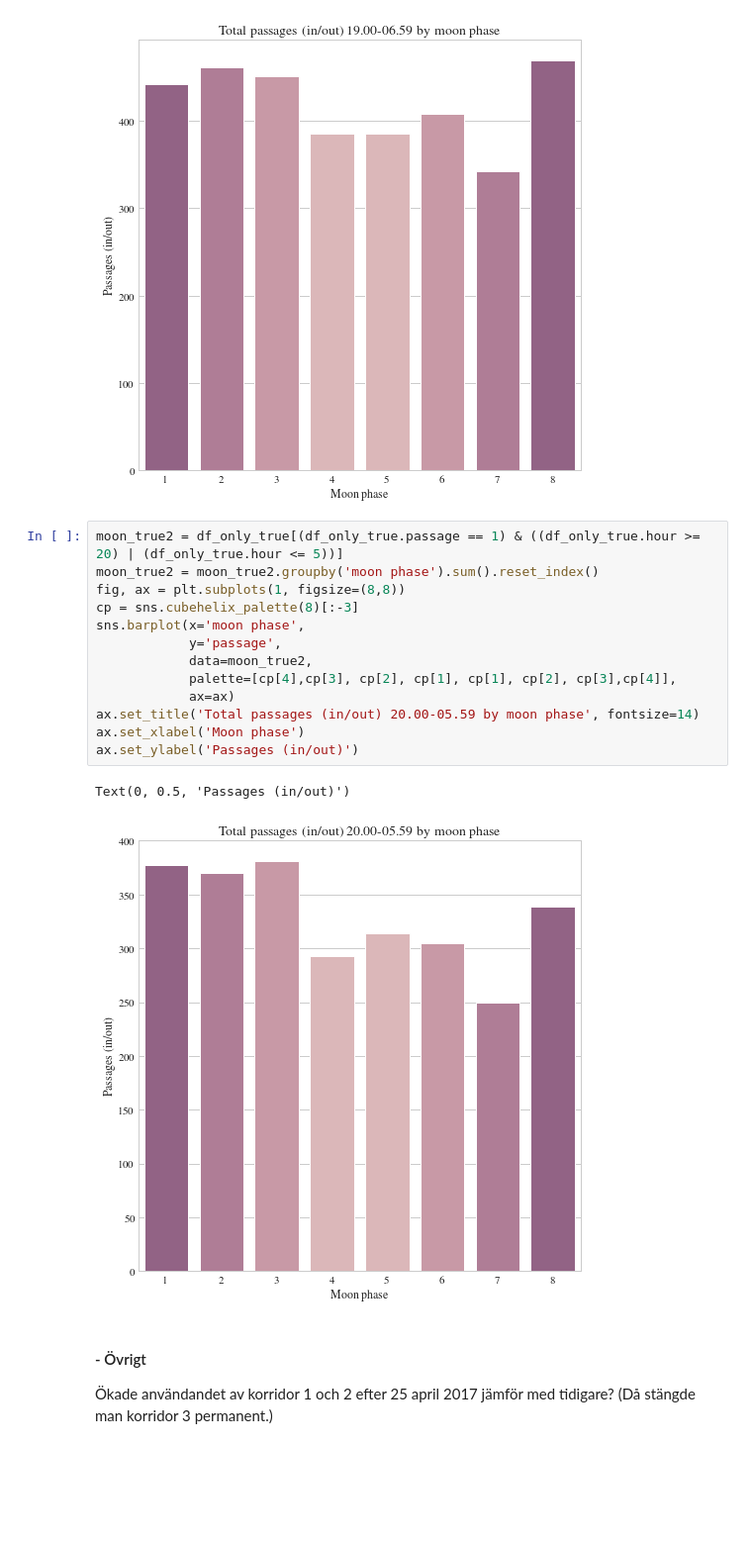
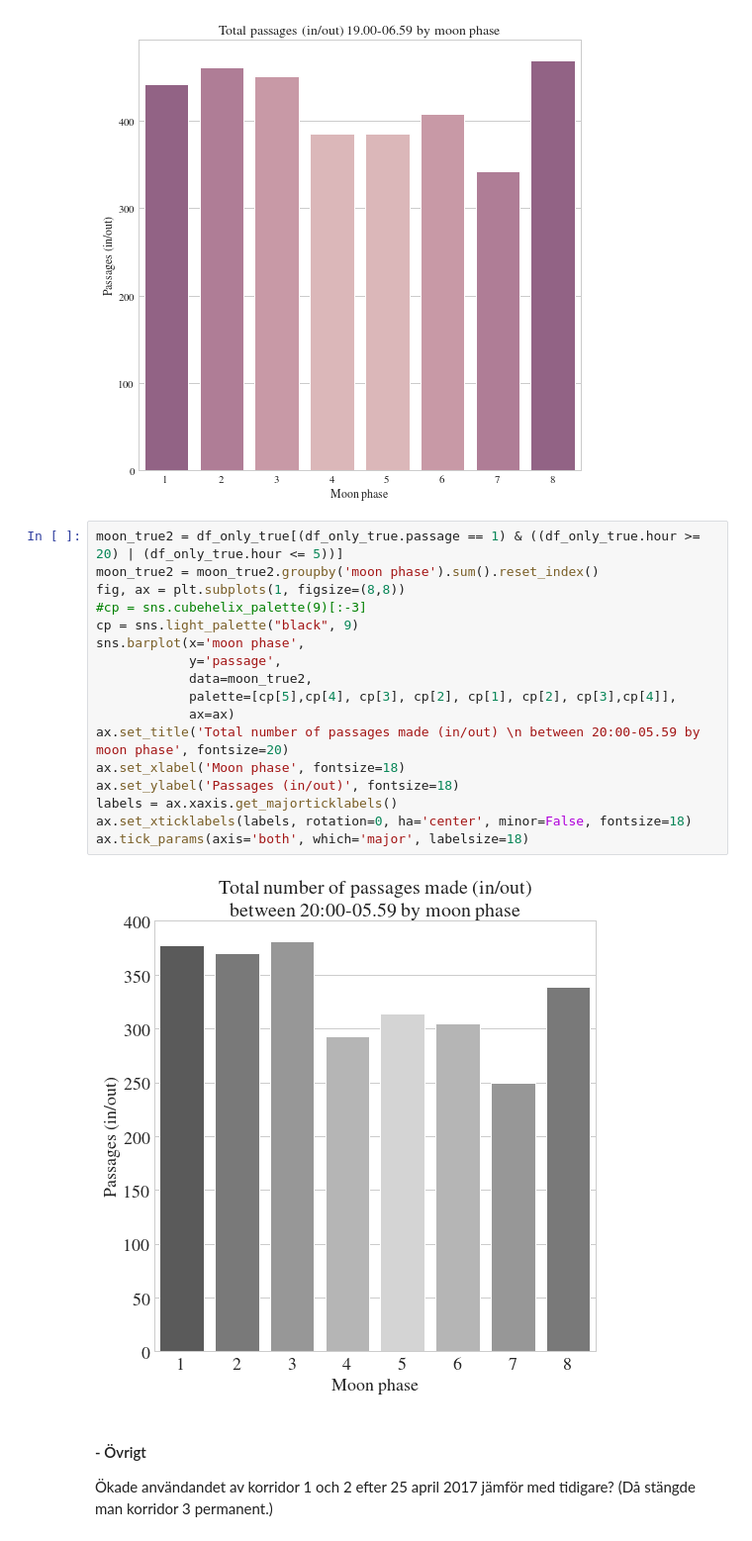
Before and after one commit to maxlund/johannas, a Jupyter notebook: sveas_times.ipynb, the cells around one changed output. Shown at 99% size. Cells and saved outputs as stored; diff of their text form; blank space fills up the shorter version.

```diff
--- a/sveas_times.ipynb
+++ b/sveas_times.ipynb
@@ -1439,19 +1448,22 @@ Text(0, 0.5, 'Passages (in/out)')
 # %%
 moon_true2 = df_only_true[(df_only_true.passage == 1) & ((df_only_true.hour >= 20) | (df_only_true.hour <= 5))]
 moon_true2 = moon_true2.groupby('moon phase').sum().reset_index()
 fig, ax = plt.subplots(1, figsize=(8,8))
-cp = sns.cubehelix_palette(8)[:-3]
+#cp = sns.cubehelix_palette(9)[:-3]
+cp = sns.light_palette("black", 9)
 sns.barplot(x='moon phase',
             y='passage',
             data=moon_true2,
-            palette=[cp[4],cp[3], cp[2], cp[1], cp[1], cp[2], cp[3],cp[4]],
+            palette=[cp[5],cp[4], cp[3], cp[2], cp[1], cp[2], cp[3],cp[4]],
             ax=ax)
-ax.set_title('Total passages (in/out) 20.00-05.59 by moon phase', fontsize=14)
-ax.set_xlabel('Moon phase')
-ax.set_ylabel('Passages (in/out)')
+ax.set_title('Total number of passages made (in/out) \n between 20:00-05.59 by moon phase', fontsize=20)
+ax.set_xlabel('Moon phase', fontsize=18)
+ax.set_ylabel('Passages (in/out)', fontsize=18)
+labels = ax.xaxis.get_majorticklabels()
+ax.set_xticklabels(labels, rotation=0, ha='center', minor=False, fontsize=18)
+ax.tick_params(axis='both', which='major', labelsize=18)
 # %% [output]
-Text(0, 0.5, 'Passages (in/out)')
-[figure, old version]
+[figure, new version]
 # %% [markdown]
 #### - Övrigt
 Ökade användandet av korridor 1 och 2 efter 25 april 2017 jämför med tidigare? (Då stängde
```
Also changed, not shown: parts of 64 cells of this notebook.
